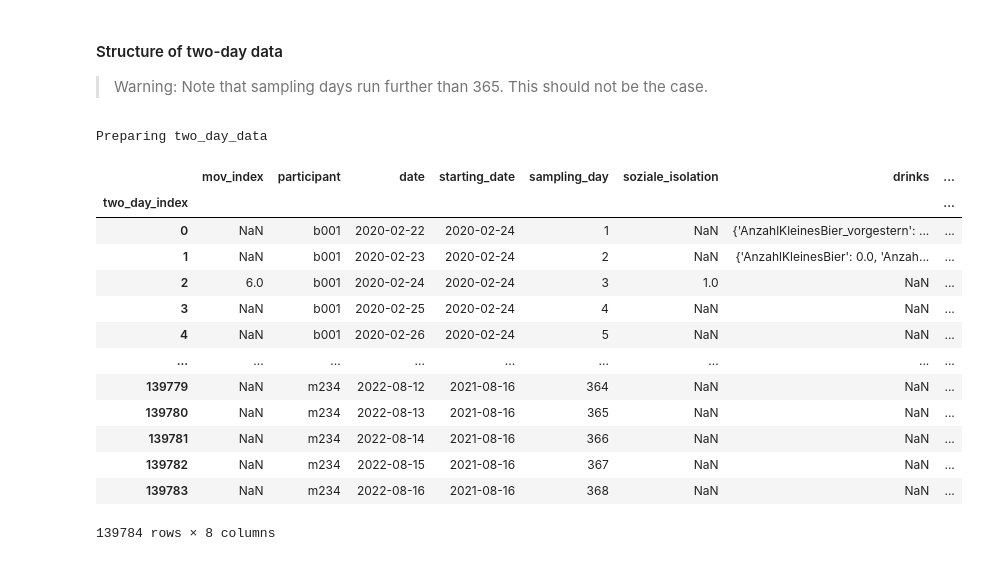
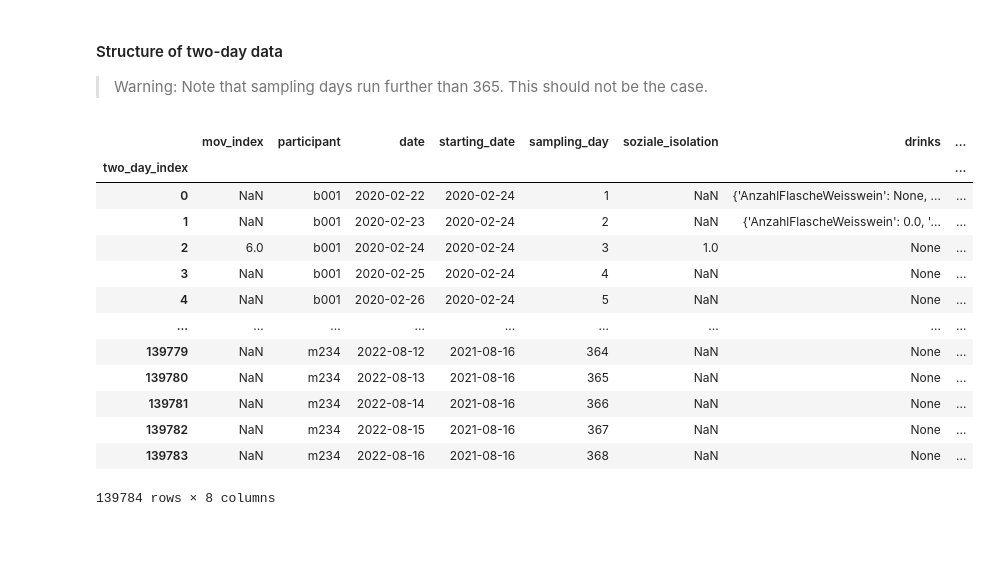
Before and after one commit to hgzech/trr265, a Jupyter notebook: notebooks/01_data_provider.ipynb, the cells around one changed output. Saved outputs shown, nothing was run; the diff lists cells and outputs as text; code cells hidden in the pictures.

```diff
--- a/notebooks/01_data_provider.ipynb
+++ b/notebooks/01_data_provider.ipynb
@@ -513,20 +565,19 @@ assert test_one_line_per_participant_day(), "Two day data does not have one line
 #### Structure of two-day data
 > Warning: Note that sampling days run further than 365.  This should not be the case.
 # %%
-get_two_day_data(update = True)[['mov_index','participant','date','starting_date','sampling_day','soziale_isolation','drinks','g_alc']]#.iloc[:20]
+dp.get_two_day_data()[['mov_index','participant','date','starting_date','sampling_day','soziale_isolation','drinks','g_alc']]#.iloc[:20]
 # %% [output]
+|  | mov_index | participant | date | starting_date | sampling_day | soziale_isolation | drinks | ... |
+| two_day_index |  |  |  |  |  |  |  | ... |
+| 0 | NaN | b001 | 2020-02-22 | 2020-02-24 | 1 | NaN | {'AnzahlFlascheWeisswein': None, ... | ... |
+| 1 | NaN | b001 | 2020-02-23 | 2020-02-24 | 2 | NaN | {'AnzahlFlascheWeisswein': 0.0, '... | ... |
+| 2 | 6.0 | b001 | 2020-02-24 | 2020-02-24 | 3 | 1.0 | None | ... |
+| 3 | NaN | b001 | 2020-02-25 | 2020-02-24 | 4 | NaN | None | ... |
+| 4 | NaN | b001 | 2020-02-26 | 2020-02-24 | 5 | NaN | None | ... |
+| ... | ... | ... | ... | ... | ... | ... | ... | ... |
+| 139779 | NaN | m234 | 2022-08-12 | 2021-08-16 | 364 | NaN | None | ... |
+| 139780 | NaN | m234 | 2022-08-13 | 2021-08-16 | 365 | NaN | None | ... |
+| 139781 | NaN | m234 | 2022-08-14 | 2021-08-16 | 366 | NaN | None | ... |
+| 139782 | NaN | m234 | 2022-08-15 | 2021-08-16 | 367 | NaN | None | ... |
+| 139783 | NaN | m234 | 2022-08-16 | 2021-08-16 | 368 | NaN | None | ... |
-Preparing two_day_data
+139784 rows × 8 columns
-|  | mov_index | participant | date | starting_date | sampling_day | soziale_isolation | drinks | ... |
-| two_day_index |  |  |  |  |  |  |  | ... |
-| 0 | NaN | b001 | 2020-02-22 | 2020-02-24 | 1 | NaN | {'AnzahlKleinesBier_vorgestern': ... | ... |
-| 1 | NaN | b001 | 2020-02-23 | 2020-02-24 | 2 | NaN | {'AnzahlKleinesBier': 0.0, 'Anzah... | ... |
-| 2 | 6.0 | b001 | 2020-02-24 | 2020-02-24 | 3 | 1.0 | NaN | ... |
-| 3 | NaN | b001 | 2020-02-25 | 2020-02-24 | 4 | NaN | NaN | ... |
-| 4 | NaN | b001 | 2020-02-26 | 2020-02-24 | 5 | NaN | NaN | ... |
-| ... | ... | ... | ... | ... | ... | ... | ... | ... |
-| 139779 | NaN | m234 | 2022-08-12 | 2021-08-16 | 364 | NaN | NaN | ... |
-| 139780 | NaN | m234 | 2022-08-13 | 2021-08-16 | 365 | NaN | NaN | ... |
-| 139781 | NaN | m234 | 2022-08-14 | 2021-08-16 | 366 | NaN | NaN | ... |
-| 139782 | NaN | m234 | 2022-08-15 | 2021-08-16 | 367 | NaN | NaN | ... |
-| 139783 | NaN | m234 | 2022-08-16 | 2021-08-16 | 368 | NaN | NaN | ... |
-139784 rows × 8 columns
```
Also changed, not shown: parts of 11 cells of this notebook, 15 other files.
